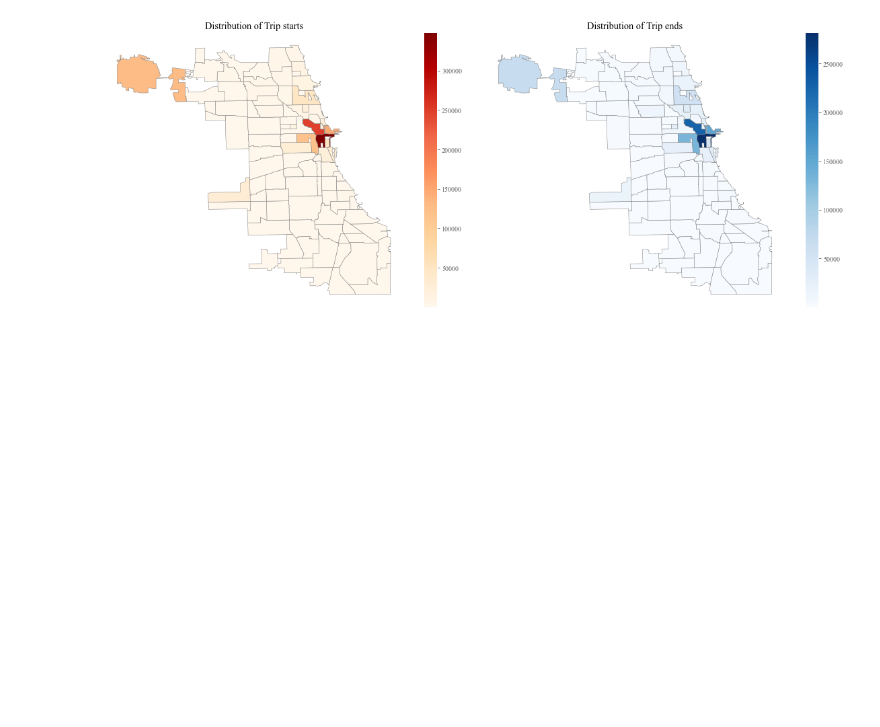
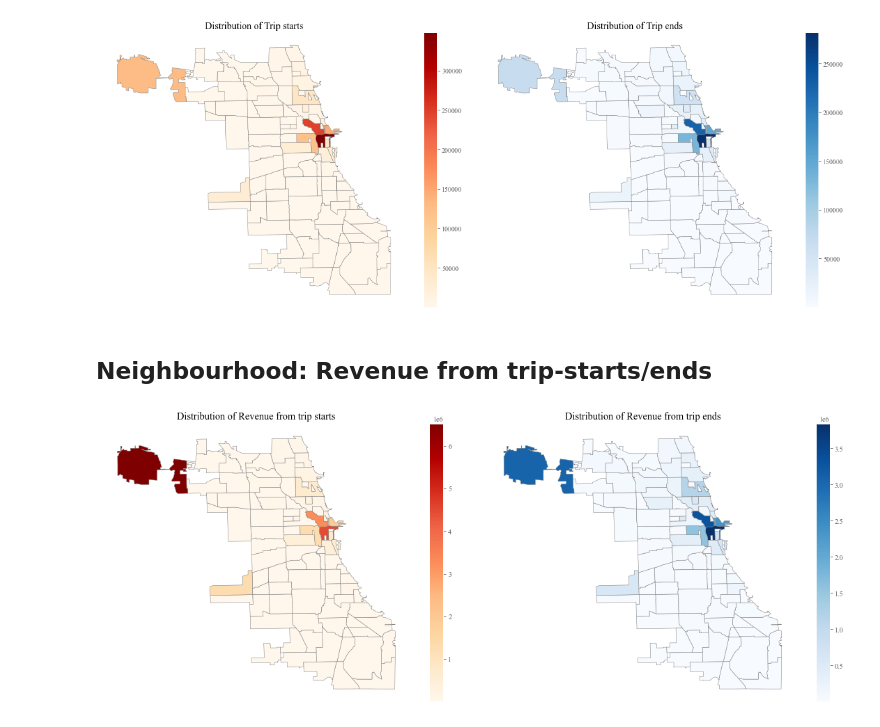
Before and after one commit to abhirup-ghosh/mobility_dataanalysis, a Jupyter notebook: notebooks/main.ipynb, the cells around one changed output. Cells and saved outputs as stored; diff of their text form; code cells hidden in the pictures; blank space fills up the shorter version.

```diff
--- a/notebooks/main.ipynb
+++ b/notebooks/main.ipynb
@@ -229,0 +179,3 @@ df[df.taxi_id.isnull()]
+# %%
+df.dropna(inplace=True)
+df.info()
@@ -376,3 +349,38 @@ ax[1].set_title('Distribution of Trip ends')
 plt.tight_layout()
 # %% [output]
 [figure]
+# %% [markdown]
+## Neighbourhood: Revenue from trip-starts/ends
+# %%
+style_kwds = {'edgecolor':'grey',
+                'facecolor':'k',
+                'linewidth': 0.5,
+                'markersize': 1,
+                'alpha': 1}
+
+fig, ax = plt.subplots(ncols=2, figsize=(16,6))
+gdf_starts.plot(column='total_rev',
+        ax=ax[0],
+        cmap='OrRd',
+        legend=True,
+        **style_kwds)
+ax[0].grid(False)
+ax[0].set_xticks([])
+ax[0].set_yticks([])
+ax[0].set_facecolor('w')
+ax[0].set_title('Distribution of Revenue from trip starts')
+
+gdf_ends.plot(column='total_rev',
+        ax=ax[1],
+        cmap='Blues',
+        legend=True,
+        **style_kwds)
+ax[1].grid(False)
+ax[1].set_xticks([])
+ax[1].set_yticks([])
+ax[1].set_facecolor('w')
+ax[1].set_title('Distribution of Revenue from trip ends')
+
+plt.tight_layout()
+# %% [output]
+[figure, added]
```
Also changed, not shown: parts of 22 cells of this notebook, 1 other file.
